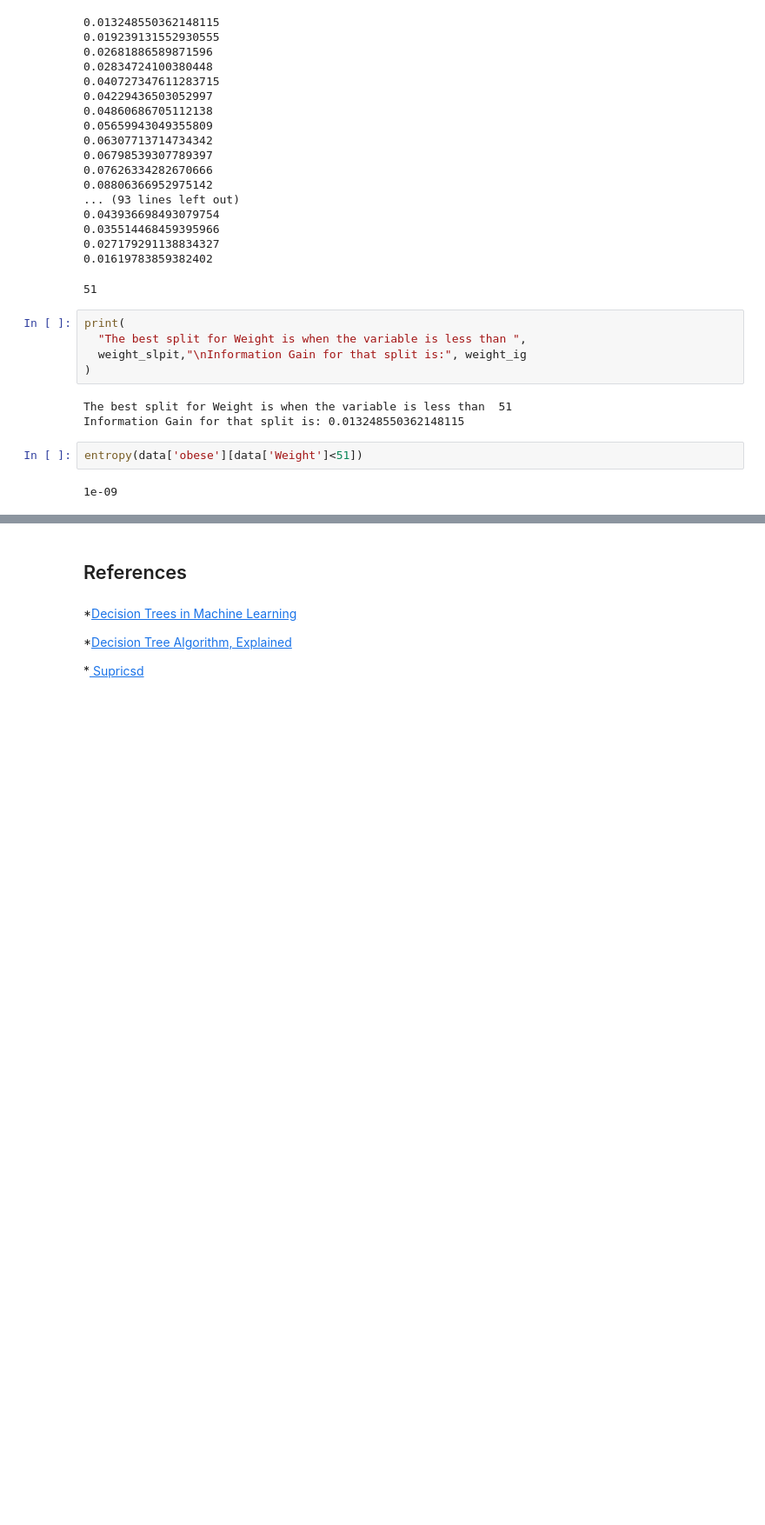
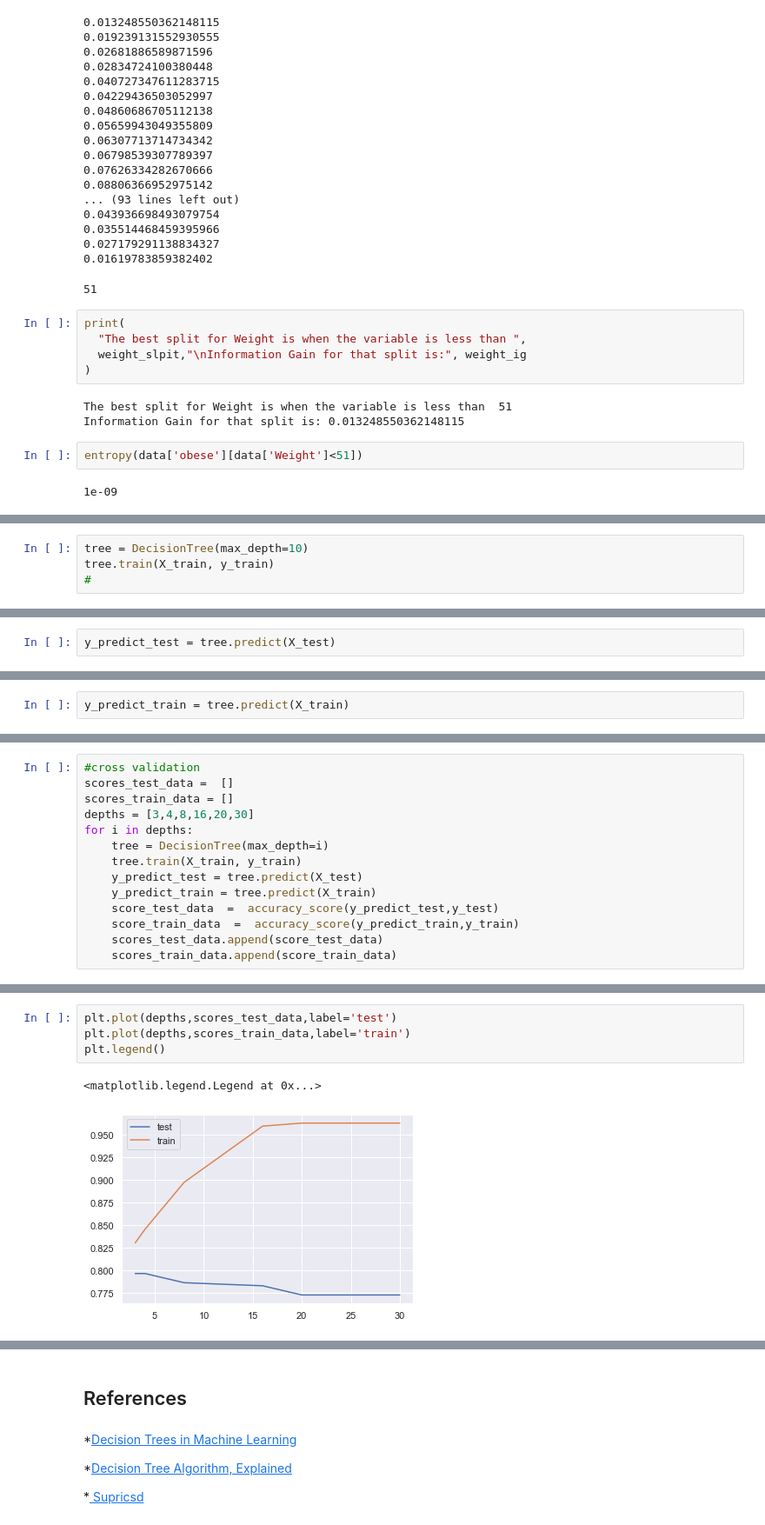
Before and after one commit to daodavid/classic-ML, a Jupyter notebook: notes/decision_tree.ipynb, the cells around one changed output, grey strips where cells are left out. Shown at 87% size. Cells and saved outputs as stored; diff of their text form; blank space fills up the shorter version.

Commit message:
deciosion-tree initial notes

```diff
--- a/notes/decision_tree.ipynb
+++ b/notes/decision_tree.ipynb
@@ -316,0 +547,4 @@ entropy(data['obese'][data['Weight']<51])
+# %%
+tree = DecisionTree(max_depth=10)
+tree.train(X_train, y_train)
+#
@@ -316,0 +553,2 @@ entropy(data['obese'][data['Weight']<51])
+# %%
+y_predict_test = tree.predict(X_test)
@@ -316,0 +560,2 @@ entropy(data['obese'][data['Weight']<51])
+# %%
+y_predict_train = tree.predict(X_train)
@@ -316,0 +579,14 @@ entropy(data['obese'][data['Weight']<51])
+# %%
+#cross validation
+scores_test_data =  []
+scores_train_data = []
+depths = [3,4,8,16,20,30]
+for i in depths:
+    tree = DecisionTree(max_depth=i)
+    tree.train(X_train, y_train)
+    y_predict_test = tree.predict(X_test)
+    y_predict_train = tree.predict(X_train)
+    score_test_data  =  accuracy_score(y_predict_test,y_test)
+    score_train_data  =  accuracy_score(y_predict_train,y_train)
+    scores_test_data.append(score_test_data)
+    scores_train_data.append(score_train_data)
@@ -316,0 +611,7 @@ entropy(data['obese'][data['Weight']<51])
+# %%
+plt.plot(depths,scores_test_data,label='test')
+plt.plot(depths,scores_train_data,label='train')
+plt.legend()
+# %% [output]
+<matplotlib.legend.Legend at 0x...>
+[figure, added]
```
Also changed, not shown: parts of 17 cells of this notebook.
